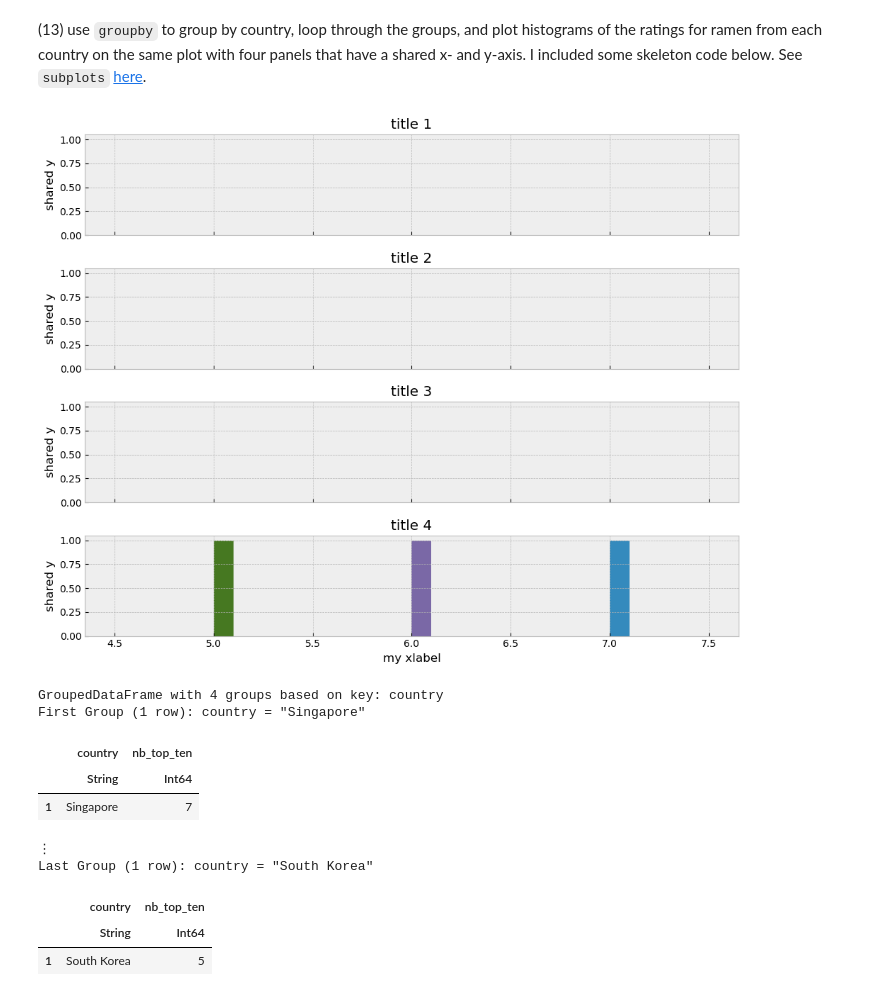
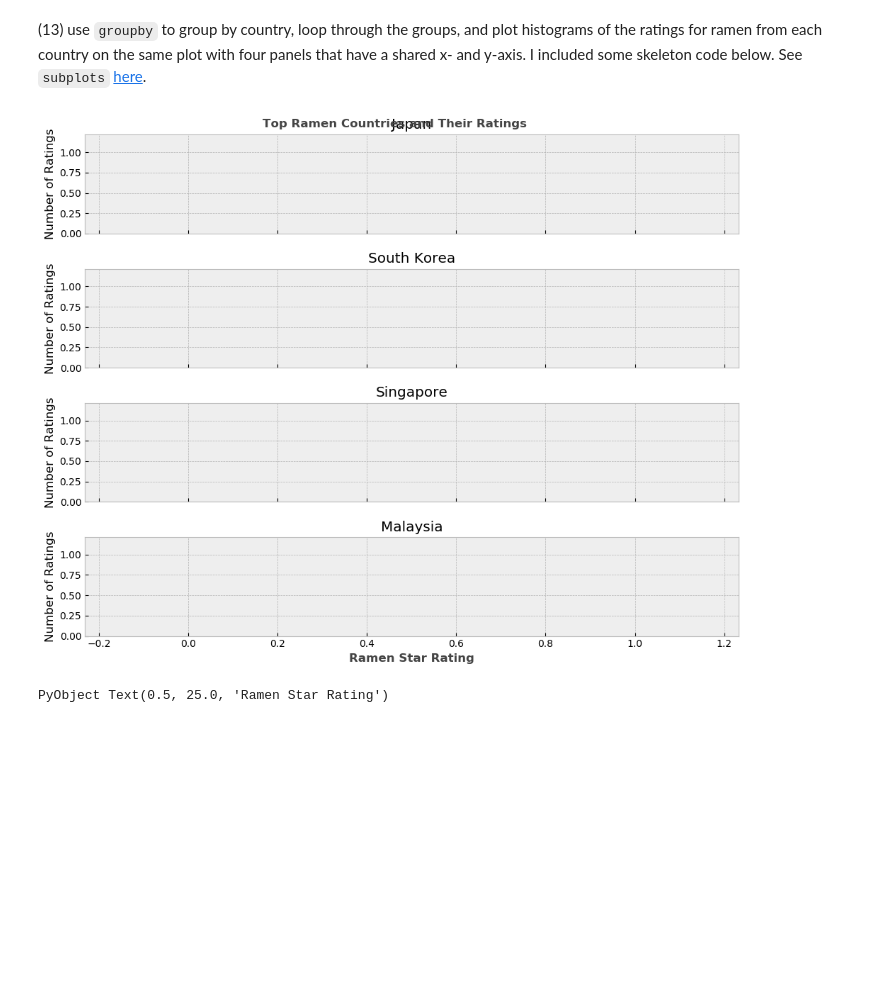
Before and after one commit to HeatherMM1321/CHE599_intro_to_datascience_f19, a Jupyter notebook: HW2/HW2_skeleton.ipynb, the cells around one changed output. Cells and saved outputs as stored; diff of their text form; code cells hidden in the pictures; blank space fills up the shorter version.

```diff
--- a/HW2/HW2_skeleton.ipynb
+++ b/HW2/HW2_skeleton.ipynb
@@ -531,33 +542,47 @@ df_top_ramen = filter(row -> row[:nb_top_ten].>= 5, df_top_ten)
 (13) use `groupby` to group by country, loop through the groups, and plot histograms of the ratings for ramen from each country on the same plot with four panels that have a shared x- and y-axis. I included some skeleton code below. See `subplots` [here](https://matplotlib.org/3.1.1/gallery/statistics/hist.html).
 # %%
 # pre-specify bins for each plot
-bins = range(minimum(df_top_ramen[:, :nb_top_ten]), stop=maximum(df_top_ramen[:, :nb_top_ten]), length=10)
+bins = range(0.0, 0.5, length=11)
 
-fig, axs = subplots(4, 1, figsize=(10, 8),
-                    sharex=true, sharey=true, tight_layout=true)
-df_r = groupby(df_top_ramen, :country)
+fig, axs = subplots(
+    4,
+    1,
+    figsize=(10, 8),
+    sharex=true,
+    sharey=true,
+    tight_layout=true
+)
 
-for i = 1:4
-    hist(df_top_ramen[i, :nb_top_ten])
-    axs[i].hist(5 * rand(30), color="C$i", bins=bins, normed=true)
-    axs[i].set_title("title $i")
-    axs[i].set_ylabel("shared y")
+df_r = groupby(df_ramen, :country)
 
+for (i, data) in enumerate(df_r)
+    country = data[1, :country]
+    axs[i].hist(
+        data[!, :stars],
+        color = "C$i",
+        bins=bins,
+        normed=true
+    )
+
+    axs[i].set_ylabel("Number of Ratings")
+    axs[i].set_title("$country")
 
 end
 
+suptitle(
+    "Top Ramen Countries and Their Ratings",
+    weight ="bold",
+    size = 12,
+    color = label_color
+)
+xlabel(
+    "Ramen Star Rating",
+    weight = "bold",
+    size = 12,
+    color = label_color
+)
 
-xlabel("my xlabel")
-df_r
+#subplots_adjust(top=0.8)
 # %% [output]
-[figure, old version]
+[figure, new version]
-GroupedDataFrame with 4 groups based on key: country
-First Group (1 row): country = "Singapore"
+PyObject Text(0.5, 25.0, 'Ramen Star Rating')
-|  | country | nb_top_ten |
-|  | String | Int64 |
-| 1 | Singapore | 7 |
-⋮
-Last Group (1 row): country = "South Korea"
-|  | country | nb_top_ten |
-|  | String | Int64 |
-| 1 | South Korea | 5 |
```
Also changed, not shown: parts of 5 cells of this notebook.
